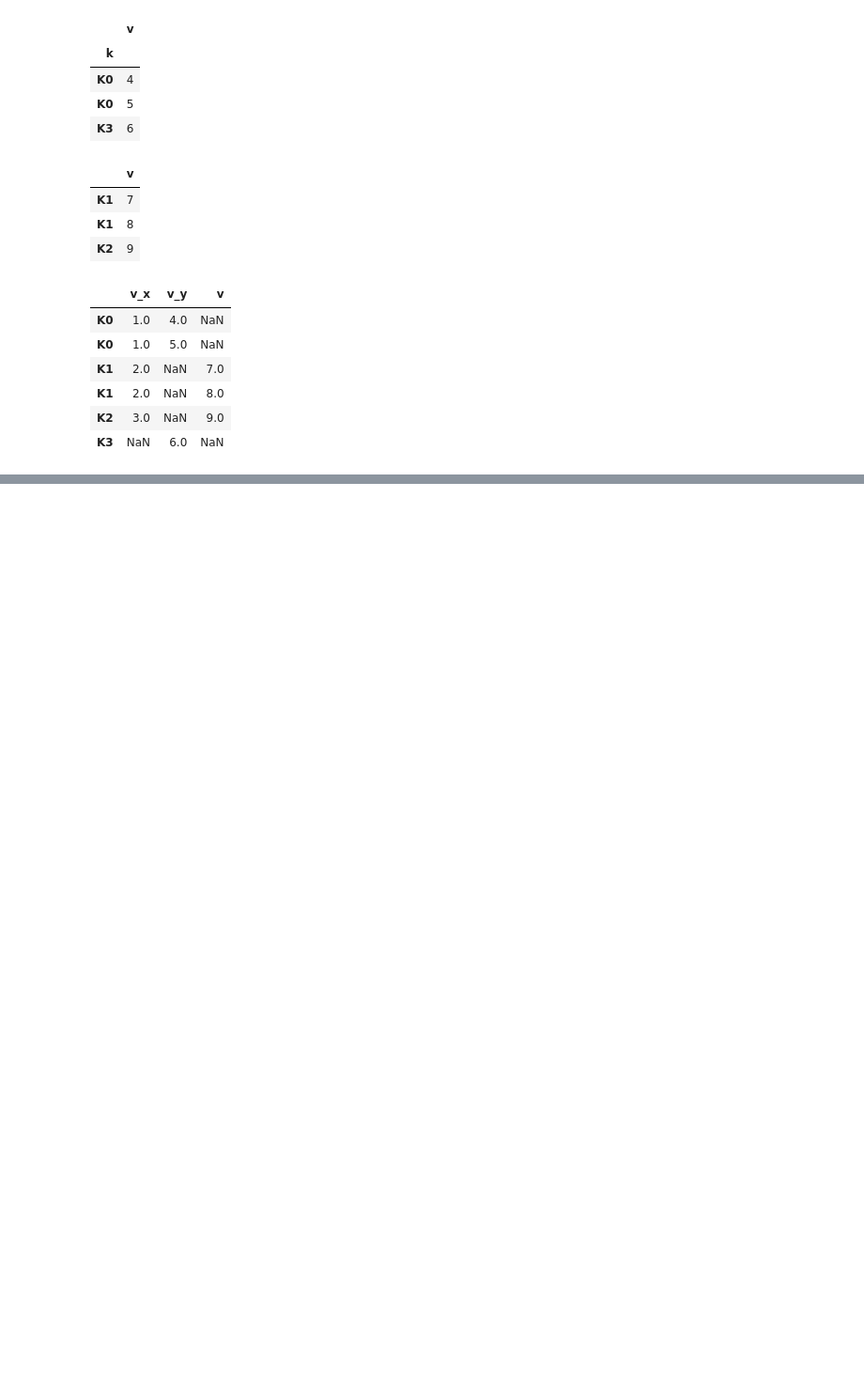
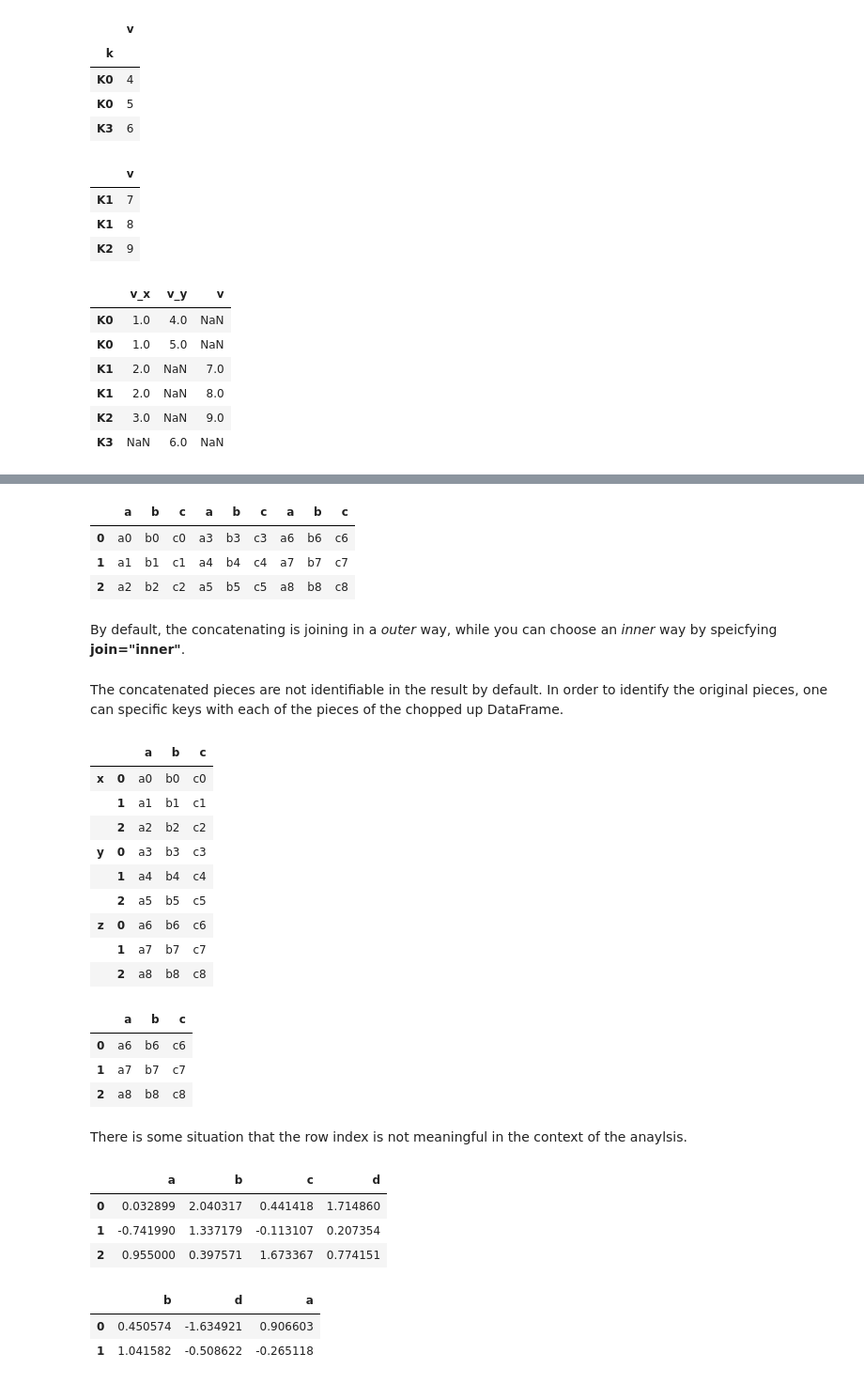
Before and after one commit to dolremi/Python-Notes, a Jupyter notebook: Pandas/Data_Processing.ipynb, the cells around one changed output, grey strips where cells are left out. Shown: that part at 94% size. Cells and saved outputs as stored; diff of their text form; code cells hidden in the pictures; blank space fills up the shorter version.

Commit message:
Update info for join

```diff
--- a/Pandas/Data_Processing.ipynb
+++ b/Pandas/Data_Processing.ipynb
@@ -313,0 +320,5 @@ result
+# %%
+df1 = pd.DataFrame({'a' :['a0', 'a1', 'a2'],
+                    'b' :['b0', 'b1', 'b2'],
+                    'c' :['c0', 'c1', 'c2']})
+df1
@@ -313,0 +330,5 @@ result
+# %%
+df2 = pd.DataFrame({'a' : ['a3', 'a4', 'a5'],
+                    'b' : ['b3', 'b4', 'b5'],
+                    'c' : ['c3', 'c4', 'c5']})
+df2
@@ -313,0 +340,5 @@ result
+# %%
+df3 = pd.DataFrame({'a' : ['a6', 'a7', 'a8'],
+                    'b' : ['b6', 'b7', 'b8'],
+                    'c' : ['c6', 'c7', 'c8']})
+df3
@@ -313,0 +363,50 @@ result
+# %%
+pd.concat([df1, df2, df3], axis = 1)
+# %% [output]
+|  | a | b | c | a | b | c | a | b | c |
+| 0 | a0 | b0 | c0 | a3 | b3 | c3 | a6 | b6 | c6 |
+| 1 | a1 | b1 | c1 | a4 | b4 | c4 | a7 | b7 | c7 |
+| 2 | a2 | b2 | c2 | a5 | b5 | c5 | a8 | b8 | c8 |
+# %% [markdown]
+By default, the concatenating is joining in a _outer_ way, while you can choose an _inner_ way by speicfying __join="inner"__.
+# %% [markdown]
+The concatenated pieces are not identifiable in the result by default. In order to identify the original pieces, one can specific keys with each of the pieces of the chopped up DataFrame.
+# %%
+result = pd.concat([df1, df2, df3], keys = ['x', 'y', 'z'])
+result
+# %% [output]
+|  |  | a | b | c |
+| x | 0 | a0 | b0 | c0 |
+|  | 1 | a1 | b1 | c1 |
+|  | 2 | a2 | b2 | c2 |
+| y | 0 | a3 | b3 | c3 |
+|  | 1 | a4 | b4 | c4 |
+|  | 2 | a5 | b5 | c5 |
+| z | 0 | a6 | b6 | c6 |
+|  | 1 | a7 | b7 | c7 |
+|  | 2 | a8 | b8 | c8 |
+# %%
+result.ix['z']
+# %% [output]
+|  | a | b | c |
+| 0 | a6 | b6 | c6 |
+| 1 | a7 | b7 | c7 |
+| 2 | a8 | b8 | c8 |
+# %% [markdown]
+There is some situation that the row index is not meaningful in the context of the anaylsis.
+# %%
+import numpy as np
+df1a  = pd.DataFrame(np.random.randn(3, 4), columns = ['a', 'b', 'c', 'd'])
+df1a
+# %% [output]
+|  | a | b | c | d |
+| 0 | 0.032899 | 2.040317 | 0.441418 | 1.714860 |
+| 1 | -0.741990 | 1.337179 | -0.113107 | 0.207354 |
+| 2 | 0.955000 | 0.397571 | 1.673367 | 0.774151 |
+# %%
+df2a = pd.DataFrame(np.random.randn(2, 3), columns = ['b', 'd', 'a'])
+df2a
+# %% [output]
+|  | b | d | a |
+| 0 | 0.450574 | -1.634921 | 0.906603 |
+| 1 | 1.041582 | -0.508622 | -0.265118 |
```
Also changed, not shown: parts of 15 cells of this notebook.
